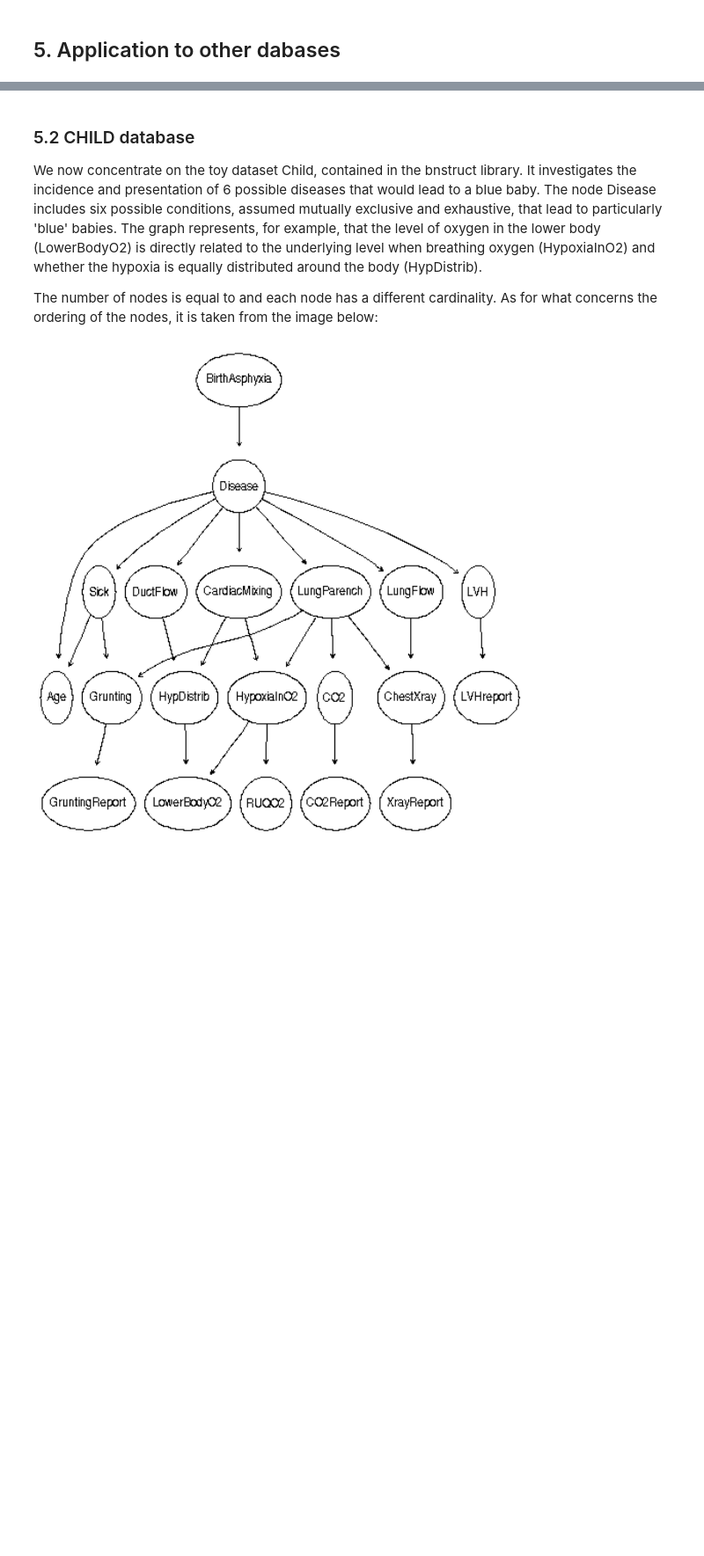
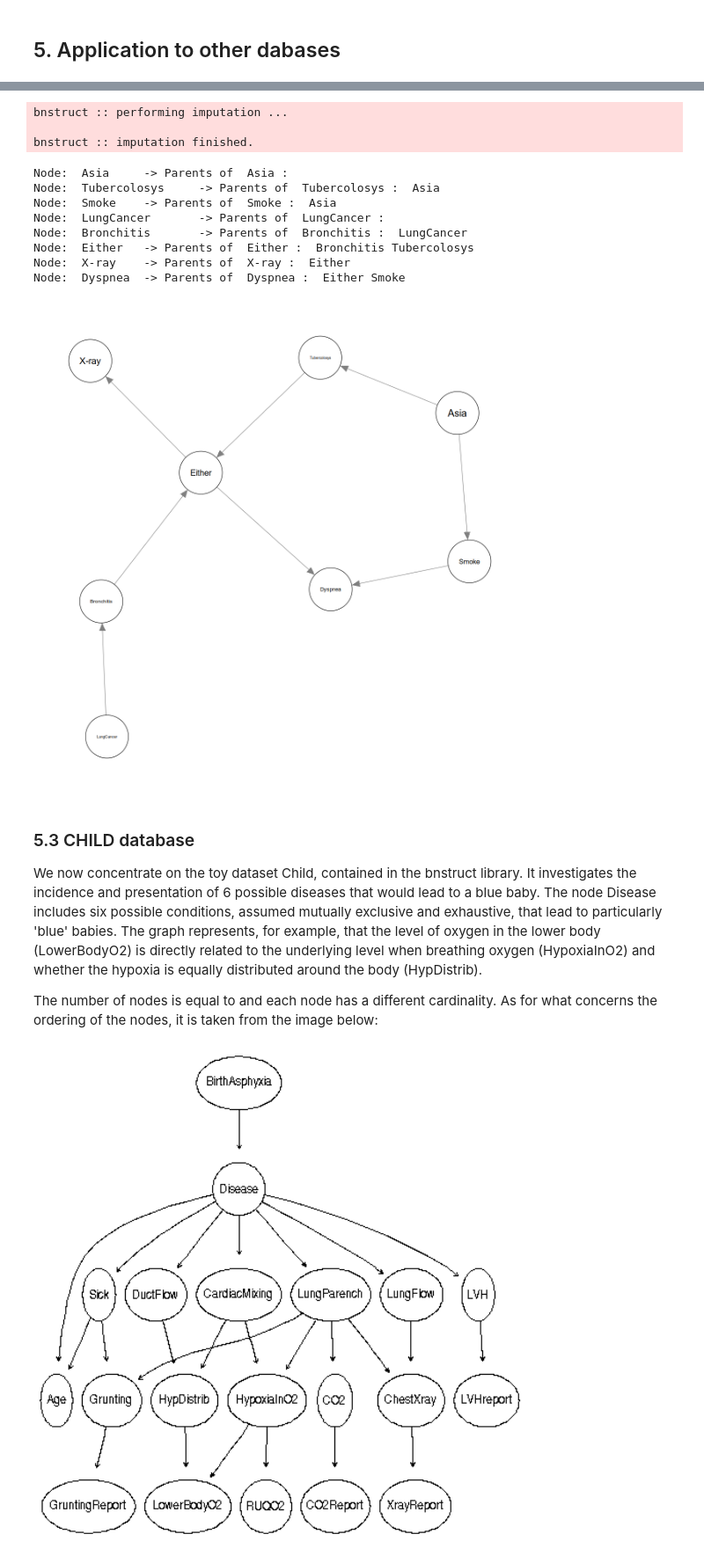
Before and after one commit to emabaci/Advanced-Statistics-Project, a Jupyter notebook: K2_Bayesian_Network.ipynb, the cells around one changed output, grey strips where cells are left out. Shown at 88% size. Cells and saved outputs as stored; diff of their text form; code cells hidden in the pictures; blank space fills up the shorter version.

```diff
--- a/K2_Bayesian_Network.ipynb
+++ b/K2_Bayesian_Network.ipynb
@@ -696,5 +724,24 @@ learned.net<- function(dataset){
+# %%
+dataset      <- asia()
+dataset      <- impute(dataset)
+Asia        <- as.data.frame(imputed.data(dataset))
+names(Asia) <- variables(asia())
+net2 <-K2(data = as.data.frame(Asia), order = c(1:length(Asia)), max.parent=2, cases.column=FALSE, f=score.log,output.prob=FALSE)
+# %% [output]
+bnstruct :: performing imputation ...
+
+bnstruct :: imputation finished.
+Node:  Asia     -> Parents of  Asia :
+Node:  Tubercolosys     -> Parents of  Tubercolosys :  Asia
+Node:  Smoke    -> Parents of  Smoke :  Asia
+Node:  LungCancer       -> Parents of  LungCancer :
+Node:  Bronchitis       -> Parents of  Bronchitis :  LungCancer
+Node:  Either   -> Parents of  Either :  Bronchitis Tubercolosys
+Node:  X-ray    -> Parents of  X-ray :  Either
+Node:  Dyspnea  -> Parents of  Dyspnea :  Either Smoke
+[figure, added]
 # %% [markdown]
-### 5.2 CHILD database
+### 5.3 CHILD database<a class="anchor" id="child"></a>
 
 We now concentrate on the toy dataset Child, contained in the bnstruct library. It investigates the incidence and presentation of 6 possible diseases that would lead to a blue baby.
 The node Disease includes six possible conditions, assumed mutually exclusive and exhaustive, that lead to particularly 'blue' babies. The graph represents, for example, that the level of oxygen in the lower body (LowerBodyO2) is directly related to the underlying level when breathing oxygen (HypoxiaInO2) and whether the hypoxia is equally distributed around the body (HypDistrib).
```
Also changed, not shown: parts of 22 cells of this notebook, 2 other files.
